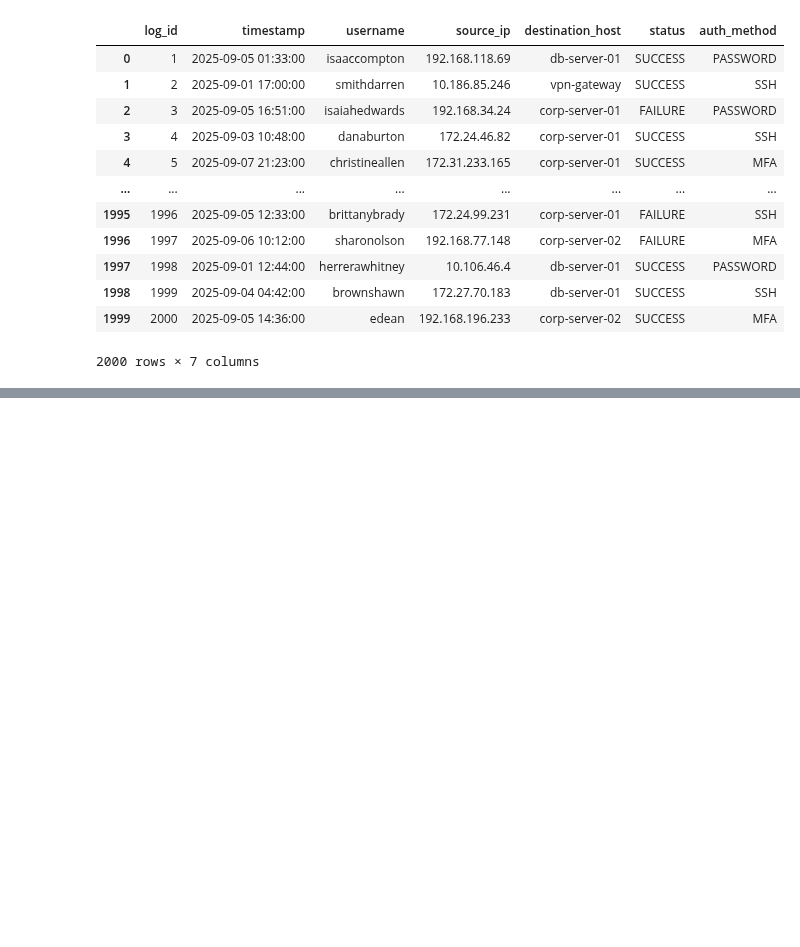
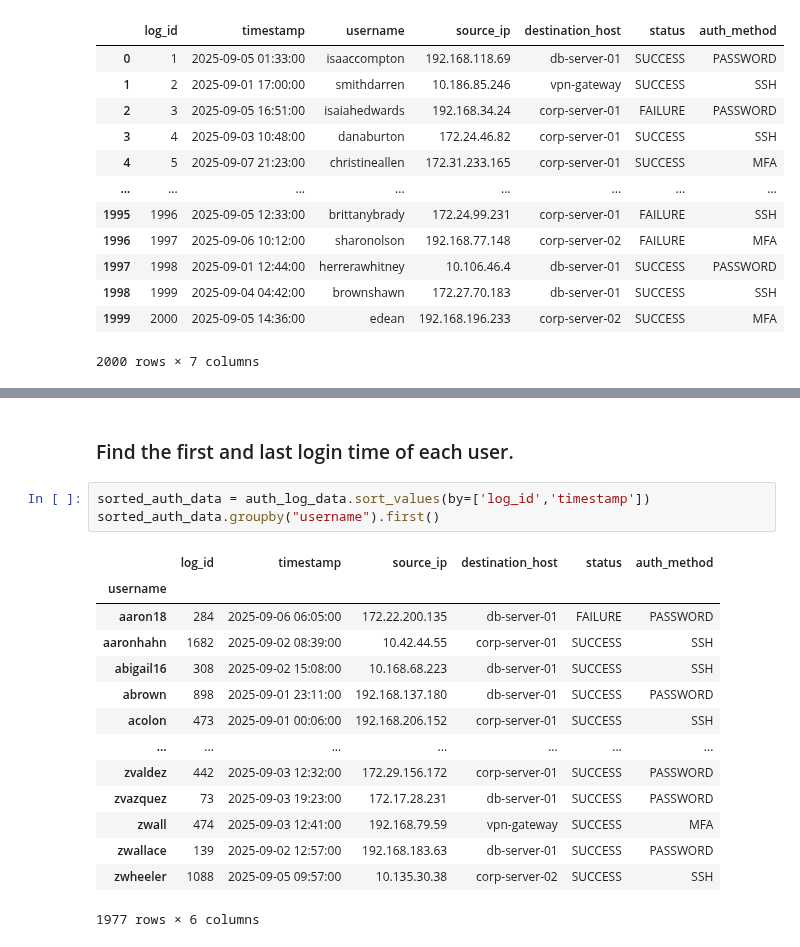
Before and after one commit to Himmu5/data-analysis, a Jupyter notebook: notebooks/cyber_analysis.ipynb, the cells around one changed output, grey strips where cells are left out. Saved outputs shown, nothing was run; the diff lists cells and outputs as text; blank space fills up the shorter version.

```diff
--- a/notebooks/cyber_analysis.ipynb
+++ b/notebooks/cyber_analysis.ipynb
@@ -64,0 +102,20 @@ auth_log_data
+# %% [markdown]
+### Find the first and last login time of each user.
+# %%
+sorted_auth_data = auth_log_data.sort_values(by=['log_id','timestamp'])
+sorted_auth_data.groupby("username").first()
+# %% [output]
+|  | log_id | timestamp | source_ip | destination_host | status | auth_method |
+| username |  |  |  |  |  |  |
+| aaron18 | 284 | 2025-09-06 06:05:00 | 172.22.200.135 | db-server-01 | FAILURE | PASSWORD |
+| aaronhahn | 1682 | 2025-09-02 08:39:00 | 10.42.44.55 | corp-server-01 | SUCCESS | SSH |
+| abigail16 | 308 | 2025-09-02 15:08:00 | 10.168.68.223 | db-server-01 | SUCCESS | SSH |
+| abrown | 898 | 2025-09-01 23:11:00 | 192.168.137.180 | db-server-01 | SUCCESS | PASSWORD |
+| acolon | 473 | 2025-09-01 00:06:00 | 192.168.206.152 | corp-server-01 | SUCCESS | SSH |
+| ... | ... | ... | ... | ... | ... | ... |
+| zvaldez | 442 | 2025-09-03 12:32:00 | 172.29.156.172 | corp-server-01 | SUCCESS | PASSWORD |
+| zvazquez | 73 | 2025-09-03 19:23:00 | 172.17.28.231 | db-server-01 | SUCCESS | PASSWORD |
+| zwall | 474 | 2025-09-03 12:41:00 | 192.168.79.59 | vpn-gateway | SUCCESS | MFA |
+| zwallace | 139 | 2025-09-02 12:57:00 | 192.168.183.63 | db-server-01 | SUCCESS | PASSWORD |
+| zwheeler | 1088 | 2025-09-05 09:57:00 | 10.135.30.38 | corp-server-02 | SUCCESS | SSH |
+1977 rows × 6 columns
```
Also changed, not shown: parts of 7 cells of this notebook.
